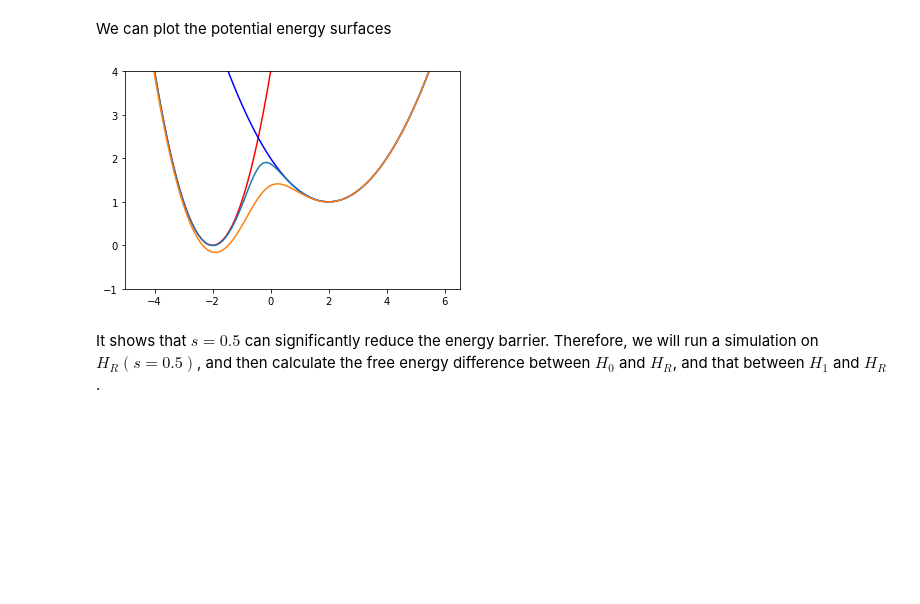
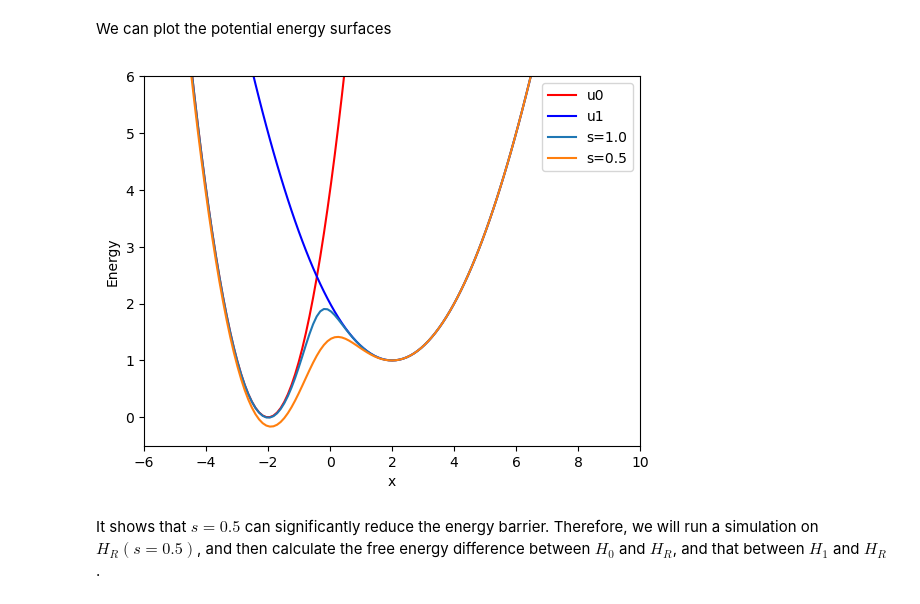
Before and after one commit to samuelymei/freeenergy, a Jupyter notebook: notes/Enveloping_Distribution_Sampling.ipynb, the cells around one changed output. Cells and saved outputs as stored; diff of their text form; code cells hidden in the pictures; blank space fills up the shorter version.

```diff
--- a/notes/Enveloping_Distribution_Sampling.ipynb
+++ b/notes/Enveloping_Distribution_Sampling.ipynb
@@ -96,6 +107,7 @@ def MCpropagator(x0,dx,N,dN,u):
     count = 0
     x = np.empty(N)
     xcurrent = x0
+    ucurrent = u(xcurrent)
     while count <N:
         innercount = 0
         while innercount < dN:
@@ -104,16 +116,19 @@ def MCpropagator(x0,dx,N,dN,u):
                 xtrial = xcurrent - dx
             else:
                 xtrial = xcurrent + dx
-
-            deltau = u(xtrial) - u(xcurrent)
+            utrial = u(xtrial)
+            deltau= utrial -ucurrent
             if deltau < 0.0:
                 xcurrent = xtrial
+                ucurrent = utrial
             else:
                 acceptanceratio = np.exp(-deltau)
                 if acceptanceratio > np.random.uniform(0.0,1.0):
                     xcurrent = xtrial
+                    ucurrent = utrial
                 else:
                     xcurrent = xcurrent
+               #     ucurrent = ucurrent
             innercount = innercount + 1
         x[count]=xcurrent
         count = count + 1
@@ -164,19 +182,23 @@ def uR(s,u0,u1,x):
 # %% [markdown]
 We can plot the potential energy surfaces
 # %%
-x=np.linspace(-4.5,6.0,100,dtype=np.float64)
+x=np.linspace(-4.5,7.0,100,dtype=np.float64)
 y0=u0(x)
 y1=u1(x)
 ys1=uR(1,u0,u1,x)
 ys2=uR(0.5,u0,u1,x)
-plt.ylim(-1, 4)
-plt.plot(x,y0,'r')
-plt.plot(x,y1,'b')
-plt.plot(x,ys1)
-plt.plot(x,ys2)
+plt.ylim(-0.5, 6)
+plt.xlim(-6,10)
+plt.plot(x,y0,'r',label='u0')
+plt.plot(x,y1,'b',label='u1')
+plt.plot(x,ys1,label='s=1.0')
+plt.plot(x,ys2,label='s=0.5')
+plt.xlabel("x")
+plt.ylabel("Energy")
+plt.legend()
 plt.show()
 # %% [output]
-[figure, old version]
+[figure, new version]
 # %% [markdown]
 It shows that $s=0.5$ can significantly reduce the energy barrier. Therefore, we will run a simulation on $H_R(s=0.5)$, and then calculate the free energy difference between $H_0$ and $H_R$, and that between $H_1$ and $H_R$.
 # %%
```
Also changed, not shown: parts of 11 cells of this notebook, 1 other file.
